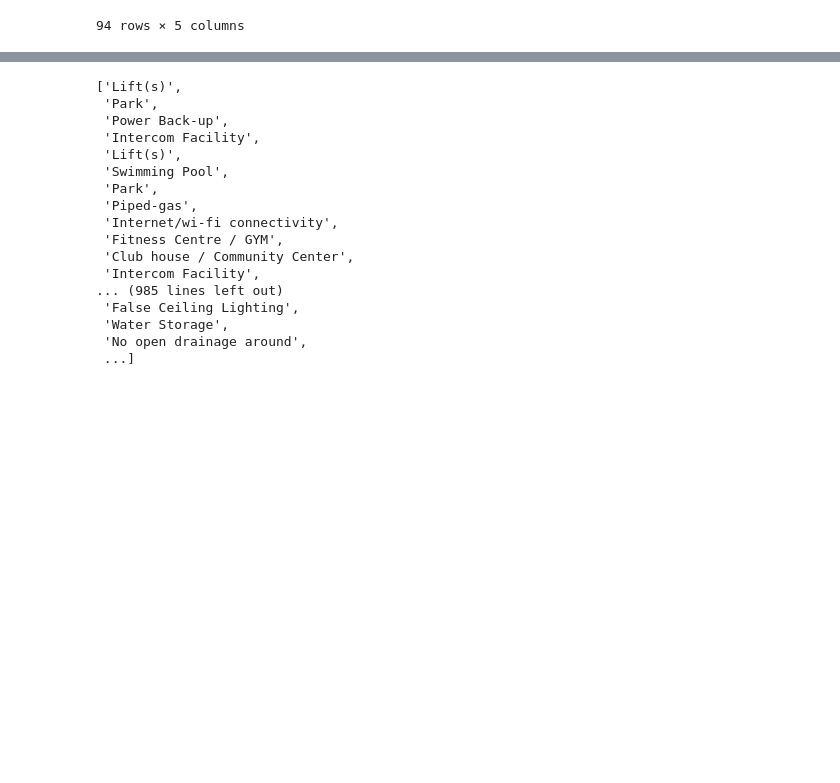
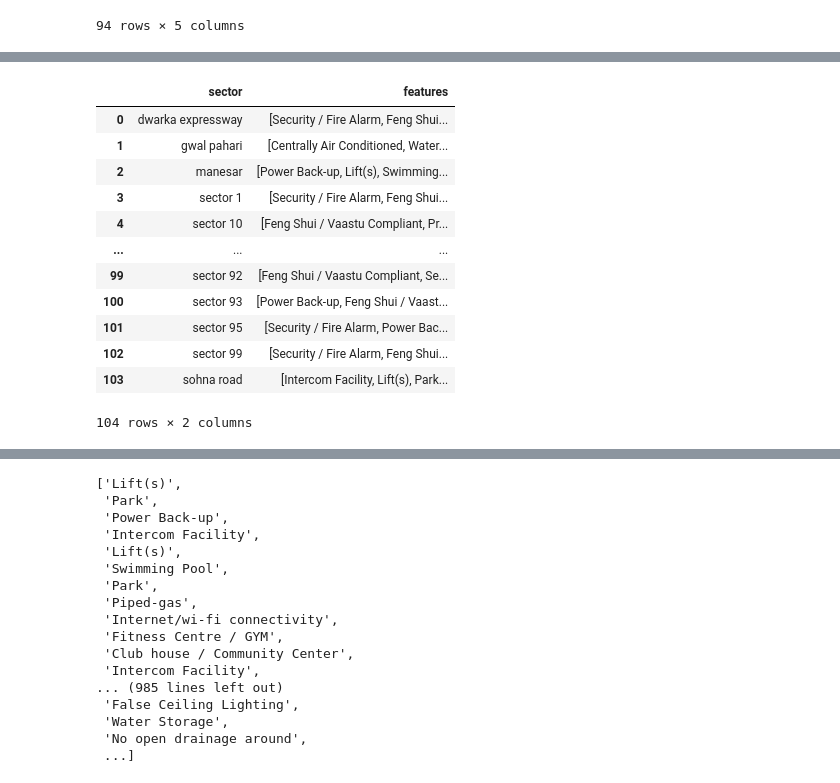
Before and after one commit to sahilshore/real-estate-intelligence, a Jupyter notebook: Data Visualization/data-visualization.ipynb, the cells around one changed output, grey strips where cells are left out. Cells and saved outputs as stored; diff of their text form; code cells hidden in the pictures; blank space fills up the shorter version.

```diff
--- a/Data Visualization/data-visualization.ipynb
+++ b/Data Visualization/data-visualization.ipynb
@@ -153,0 +177,24 @@ wordcloud_df.head()
+# %%
+import ast
+
+wordcloud_df['features'] = wordcloud_df['features'].apply(
+    lambda x: ast.literal_eval(x) if isinstance(x, str) else x
+)
+
+new = wordcloud_df.groupby('sector')['features'].sum().reset_index()
+# %%
+new
+# %% [output]
+|  | sector | features |
+| 0 | dwarka expressway | [Security / Fire Alarm, Feng Shui... |
+| 1 | gwal pahari | [Centrally Air Conditioned, Water... |
+| 2 | manesar | [Power Back-up, Lift(s), Swimming... |
+| 3 | sector 1 | [Security / Fire Alarm, Feng Shui... |
+| 4 | sector 10 | [Feng Shui / Vaastu Compliant, Pr... |
+| ... | ... | ... |
+| 99 | sector 92 | [Feng Shui / Vaastu Compliant, Se... |
+| 100 | sector 93 | [Power Back-up, Feng Shui / Vaast... |
+| 101 | sector 95 | [Security / Fire Alarm, Power Bac... |
+| 102 | sector 99 | [Security / Fire Alarm, Feng Shui... |
+| 103 | sohna road | [Intercom Facility, Lift(s), Park... |
+104 rows × 2 columns
```
Also changed, not shown: parts of 5 cells of this notebook, 1 other file.
